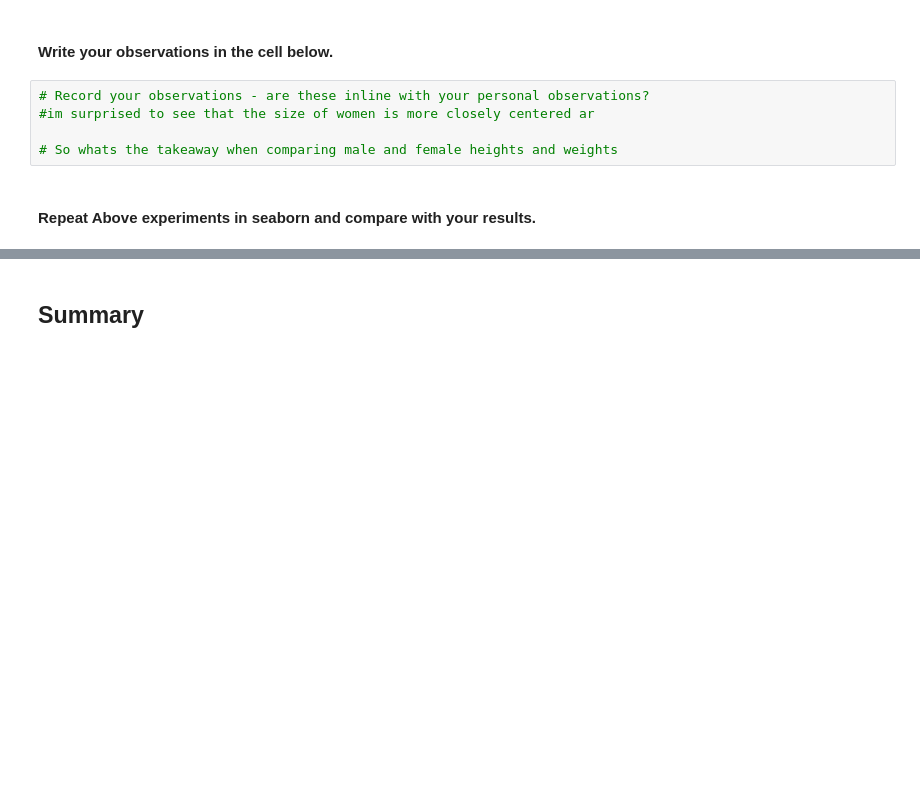
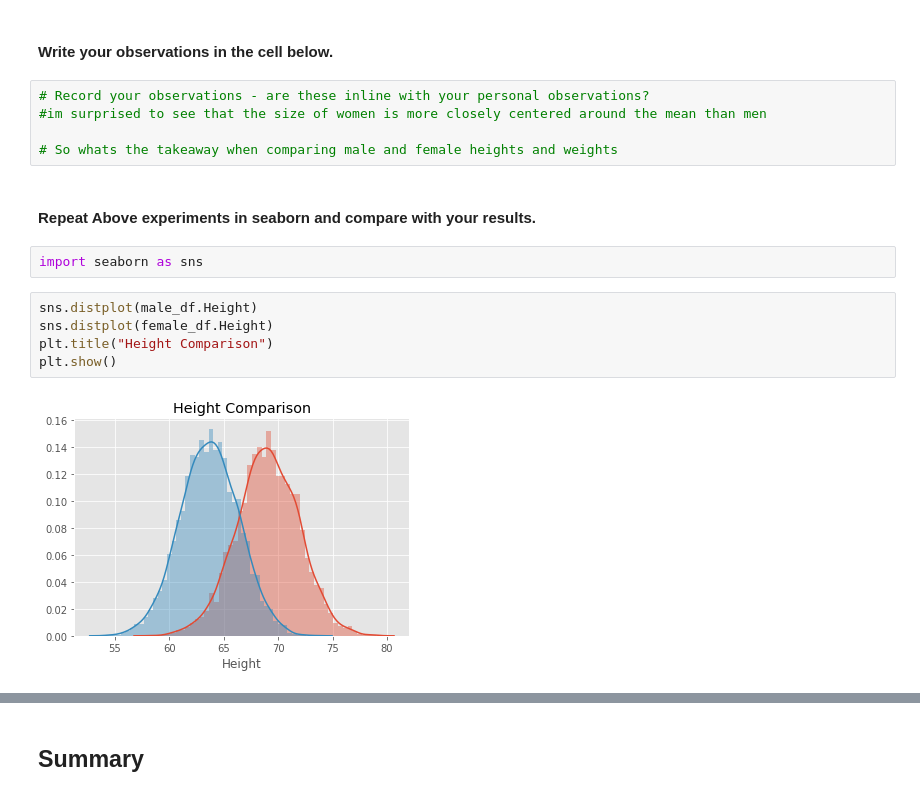
Before and after one commit to MissAle17/dsc-1-09-11-the-probability-density-function-lab-online-ds-sp-000, a Jupyter notebook: index.ipynb, the cells around one changed output, grey strips where cells are left out. Saved outputs shown, nothing was run; the diff lists cells and outputs as text; blank space fills up the shorter version.

```diff
--- a/index.ipynb
+++ b/index.ipynb
@@ -138,8 +138,17 @@ plt.show()
 #### Write your observations in the cell below.
 # %%
 # Record your observations - are these inline with your personal observations?
-#im surprised to see that the size of women is more closely centered ar
+#im surprised to see that the size of women is more closely centered around the mean than men
 
 # So whats the takeaway when comparing male and female heights and weights
 # %% [markdown]
 #### Repeat Above experiments in seaborn and compare with your results.
+# %%
+import seaborn as sns
+# %%
+sns.distplot(male_df.Height)
+sns.distplot(female_df.Height)
+plt.title("Height Comparison")
+plt.show()
+# %% [output]
+[figure, added]
```
Also changed, not shown: parts of 2 cells of this notebook.
